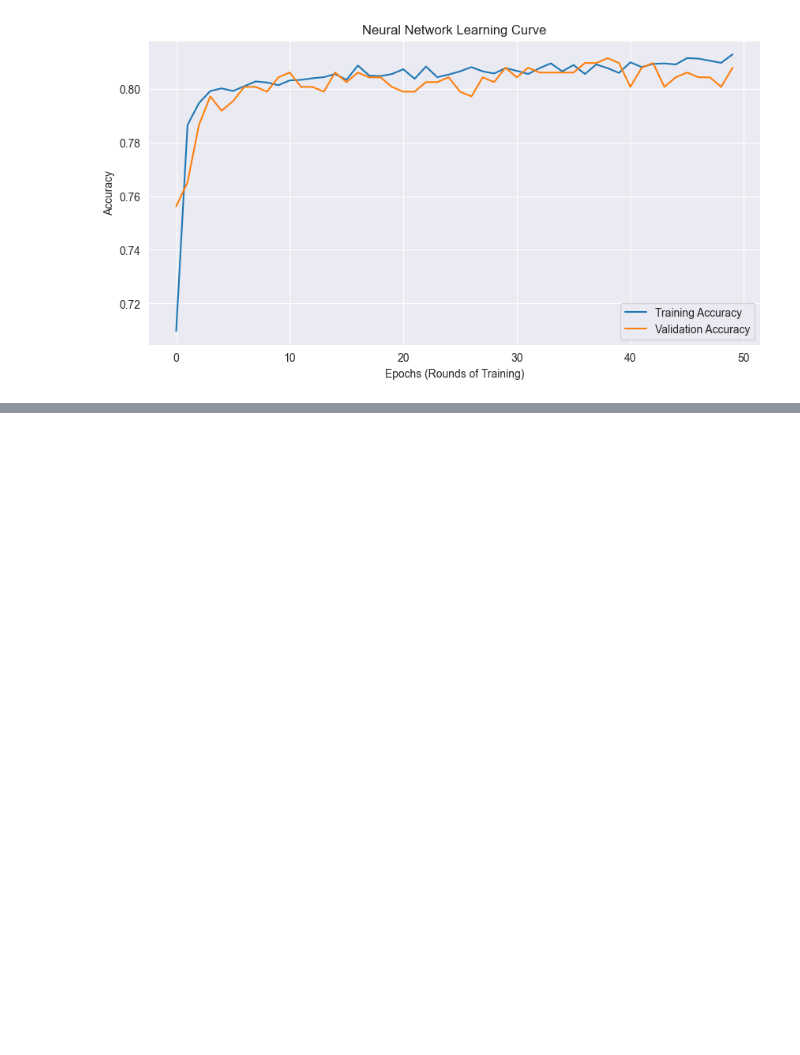
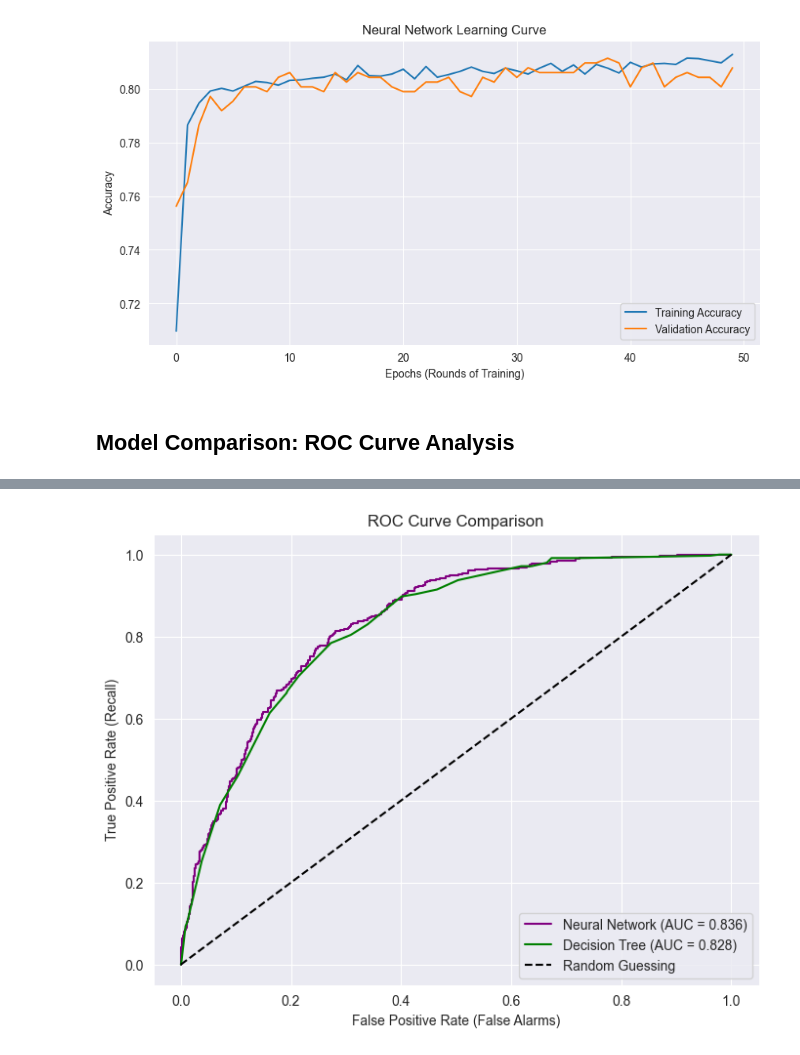
Before and after one commit to Desin898/Telco-Churn-Prediction, a Jupyter notebook: notebooks/03_Model_Training_Evaluation.ipynb, the cells around one changed output, grey strips where cells are left out. Drawn from its saved outputs; the diff is of its cells as text; code cells hidden in the pictures; blank space fills up the shorter version.

Commit message:
Performed ROC Analysis. NN (AUC 0.836) slightly outperformed Decision Tree (0.828)

```diff
--- a/notebooks/03_Model_Training_Evaluation.ipynb
+++ b/notebooks/03_Model_Training_Evaluation.ipynb
@@ -146,3 +146,34 @@ plt.legend()
 plt.show()
 # %% [output]
 [figure]
+# %% [markdown]
+## Model Comparison: ROC Curve Analysis
+# %%
+from sklearn.metrics import roc_curve, auc
+
+# 1. Get Probabilities from Neural Network
+y_pred_nn_prob = model.predict(X_test).ravel()
+
+# 2. Get Probabilities from Decision Tree
+y_pred_dt_prob = dt_model.predict_proba(X_test)[:, 1]
+
+# 3. Calculate ROC stats for Neural Network
+fpr_nn, tpr_nn, thresholds_nn = roc_curve(y_test, y_pred_nn_prob)
+roc_auc_nn = auc(fpr_nn, tpr_nn)
+
+# 4. Calculate ROC stats for Decision Tree
+fpr_dt, tpr_dt, thresholds_dt = roc_curve(y_test, y_pred_dt_prob)
+roc_auc_dt = auc(fpr_dt, tpr_dt)
+
+# 5. Plot the Comparison
+plt.figure(figsize=(8, 6))
+plt.plot(fpr_nn, tpr_nn, label=f'Neural Network (AUC = {roc_auc_nn:.3f})', color='purple')
+plt.plot(fpr_dt, tpr_dt, label=f'Decision Tree (AUC = {roc_auc_dt:.3f})', color='green')
+plt.plot([0, 1], [0, 1], 'k--', label='Random Guessing') # Dashed diagonal line
+
+plt.title('ROC Curve Comparison')
+plt.xlabel('False Positive Rate (False Alarms)')
+plt.ylabel('True Positive Rate (Recall)')
+plt.legend()
+plt.show()
+# %% [output]
@@ -148,0 +181 @@ plt.show()
+[figure, added]
```
Also changed, not shown: parts of 1 cell of this notebook.
